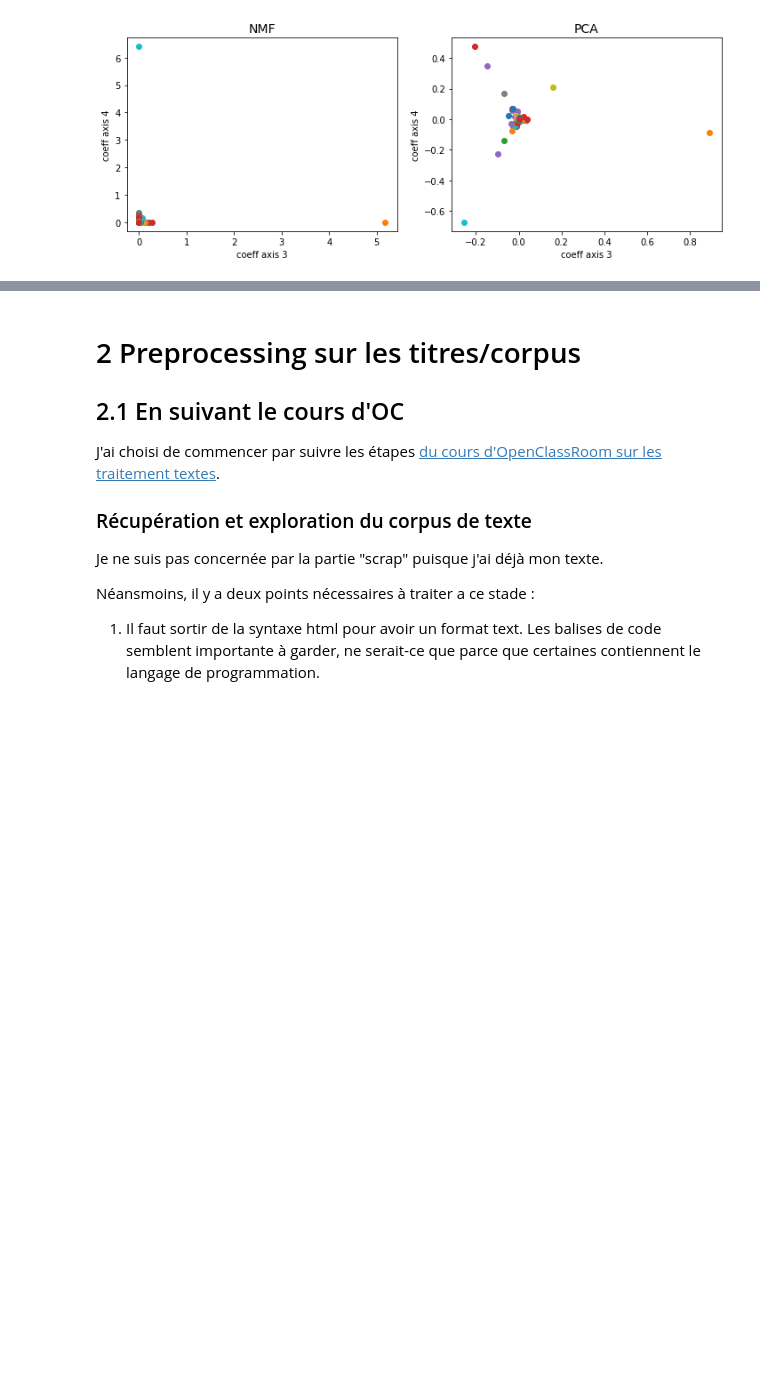
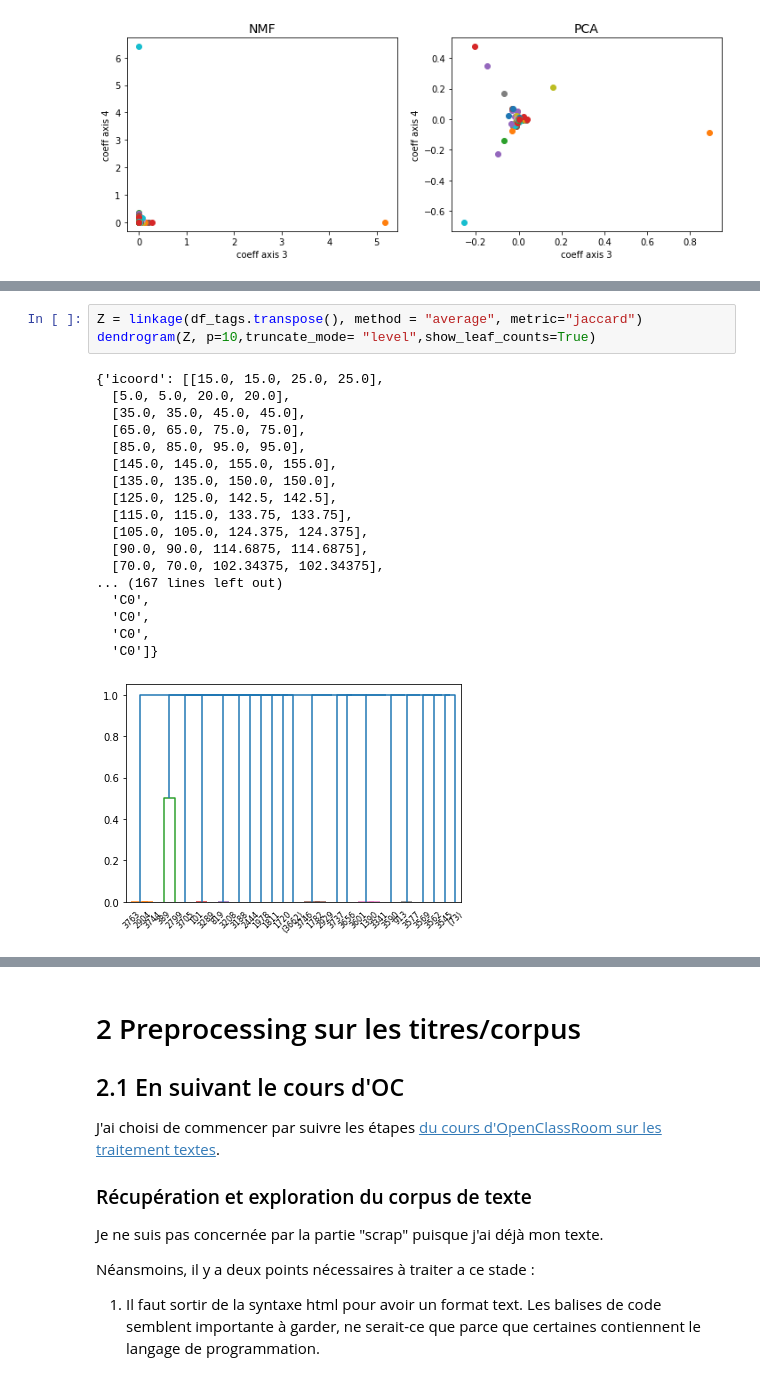
Before and after one commit to ClaireGayral/formation_openclassroom, a Jupyter notebook: P5_gayral_claire/P5_01_notebookexploration.ipynb, the cells around one changed output, grey strips where cells are left out. Drawn from its saved outputs; the diff is of its cells as text; blank space fills up the shorter version.

```diff
--- a/P5_gayral_claire/P5_01_notebookexploration.ipynb
+++ b/P5_gayral_claire/P5_01_notebookexploration.ipynb
@@ -272,0 +378,22 @@ plt.show()
+# %%
+Z = linkage(df_tags.transpose(), method = "average", metric="jaccard")
+dendrogram(Z, p=10,truncate_mode= "level",show_leaf_counts=True)
+# %% [output]
+{'icoord': [[15.0, 15.0, 25.0, 25.0],
+  [5.0, 5.0, 20.0, 20.0],
+  [35.0, 35.0, 45.0, 45.0],
+  [65.0, 65.0, 75.0, 75.0],
+  [85.0, 85.0, 95.0, 95.0],
+  [145.0, 145.0, 155.0, 155.0],
+  [135.0, 135.0, 150.0, 150.0],
+  [125.0, 125.0, 142.5, 142.5],
+  [115.0, 115.0, 133.75, 133.75],
+  [105.0, 105.0, 124.375, 124.375],
+  [90.0, 90.0, 114.6875, 114.6875],
+  [70.0, 70.0, 102.34375, 102.34375],
+... (167 lines left out)
+  'C0',
+  'C0',
+  'C0',
+  'C0']}
+[figure, added]
```
Also changed, not shown: parts of 53 cells of this notebook.
